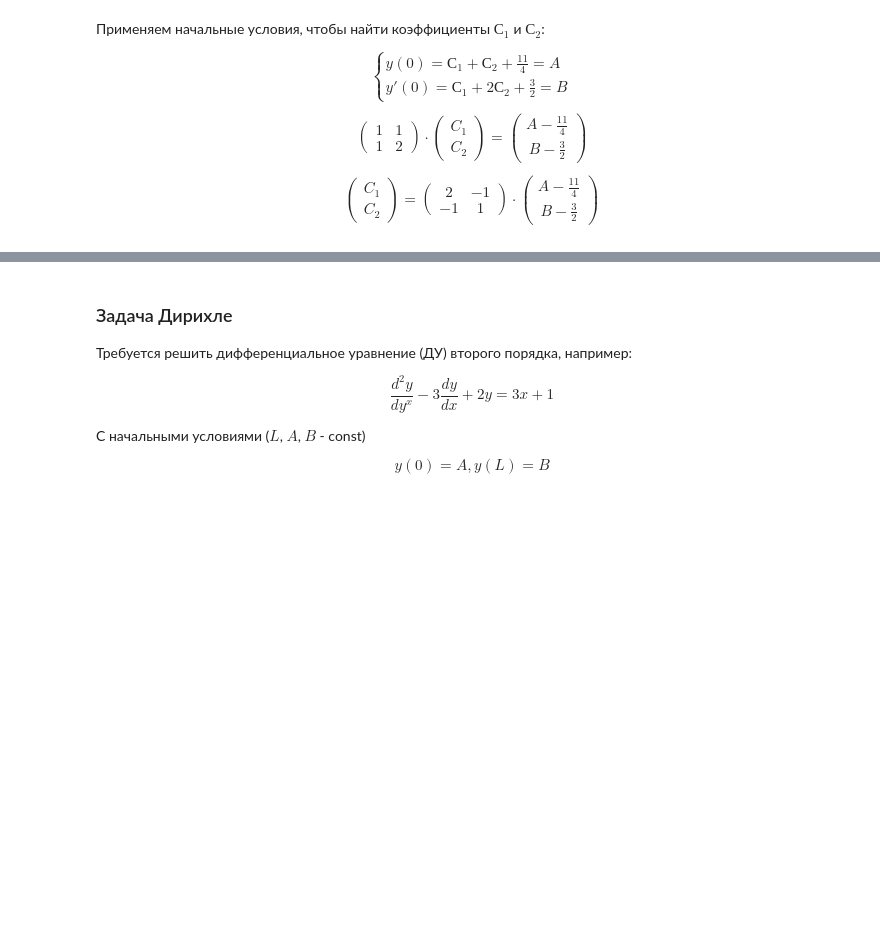
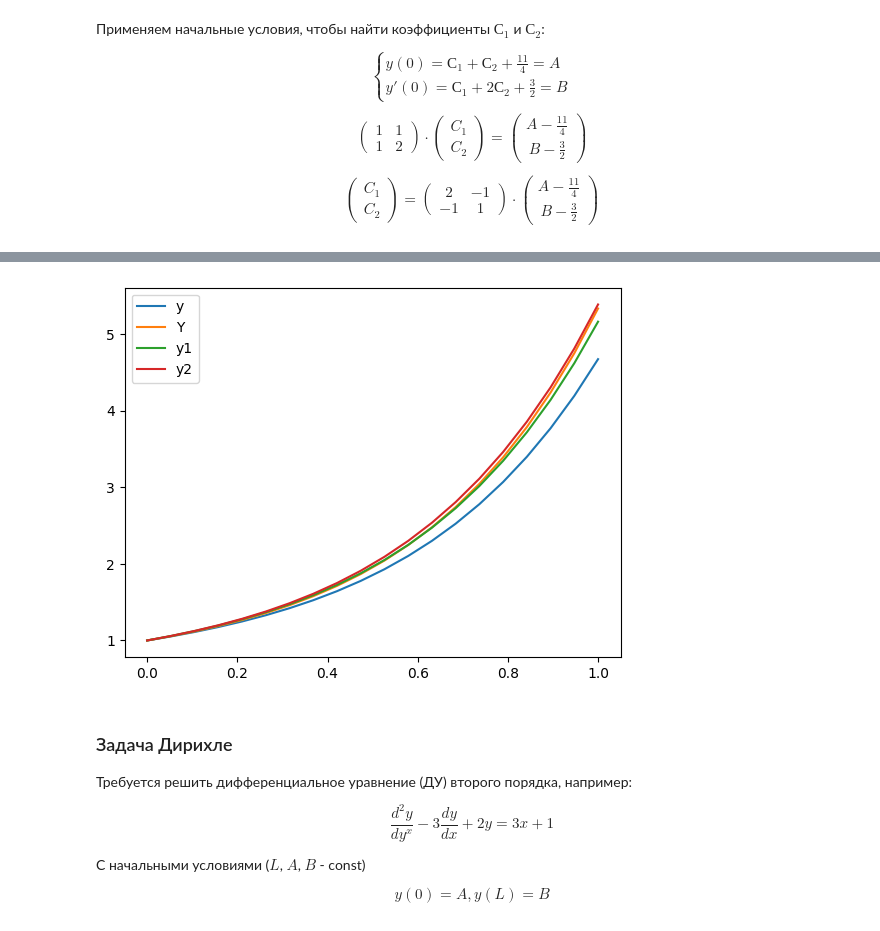
Before and after one commit to AGTsarina/OPD, a Jupyter notebook: Semesters 3, 4/ComputationalMaths/Lect04_opd_solve_ode.ipynb, the cells around one changed output, grey strips where cells are left out. Cells and saved outputs as stored; diff of their text form; code cells hidden in the pictures; blank space fills up the shorter version.

```diff
--- a/Semesters 3, 4/ComputationalMaths/Lect04_opd_solve_ode.ipynb
+++ b/Semesters 3, 4/ComputationalMaths/Lect04_opd_solve_ode.ipynb
@@ -81,3 +183,38 @@ $$
+# %%
+import numpy as np
+def F(x, U):
+  u1, u2= U
+  return np.array([u2, 3 * u2 - 2 * u1 + 3 * x + 1])
+
+def solve(f, A = 1, B = 1, X=1, n=100):
+  x = np.linspace(0, X, n)
+  h = x[1] - x[0]
+  C1, C2 = np.array([[2, -1], [-1, 1]]) @ np.array([A - 11/4, B - 3/2])
+  Y = C1 * np.exp(x) + C2 * np.exp(2 * x) + 1.5 * x + 2.75
+  U = np.zeros((2, x.shape[0]))
+  U1 = np.zeros((2, x.shape[0]))
+  U2 = np.zeros((2, x.shape[0]))
+  U[0][0] = A; U[1][0] = B
+  U1[0][0] = A; U1[1][0] = B
+  U2[0][0] = A; U2[1][0] = B
+
+  for i in range(n - 1):
+    U[:, i + 1] = U[:, i] + h * f(x[i], U[:, i])
+    U1[:, i + 1] = U1[:, i] + h * f(x[i+1], U[:, i+1])
+    U2[:, i + 1] = U2[:, i] + 0.5 * h * (f(x[i], U[:, i + 1]) + f(x[i+1], U1[:, i+1]))
+
+  import matplotlib.pyplot as plt
+  ax = plt.subplot()
+  ax.plot(x, U[0], label="y")
+  ax.plot(x, Y, label="Y")
+  ax.plot(x, U1[0], label="y1")
+  ax.plot(x, U2[0], label="y2")
+  ax.legend()
+  plt.show()
+
+solve(F, n= 20)
+# %% [output]
+[figure, added]
 # %% [markdown]
 ### Задача Дирихле
 
```
Also changed, not shown: parts of 6 cells of this notebook.
